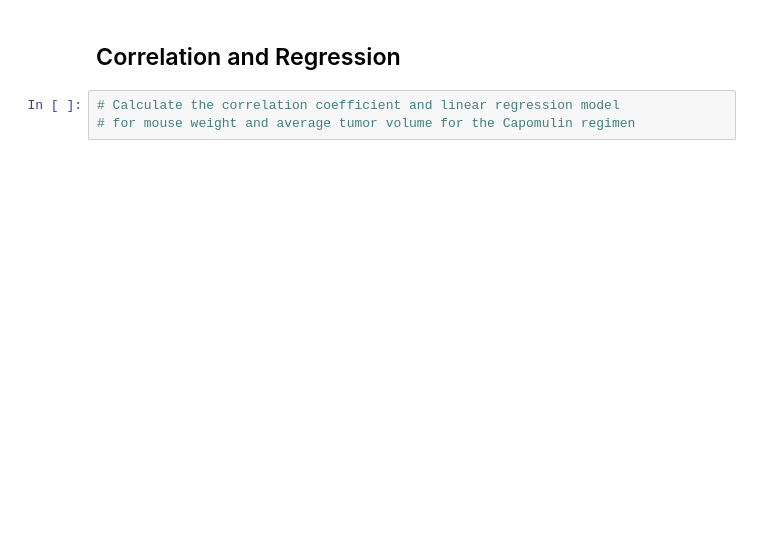
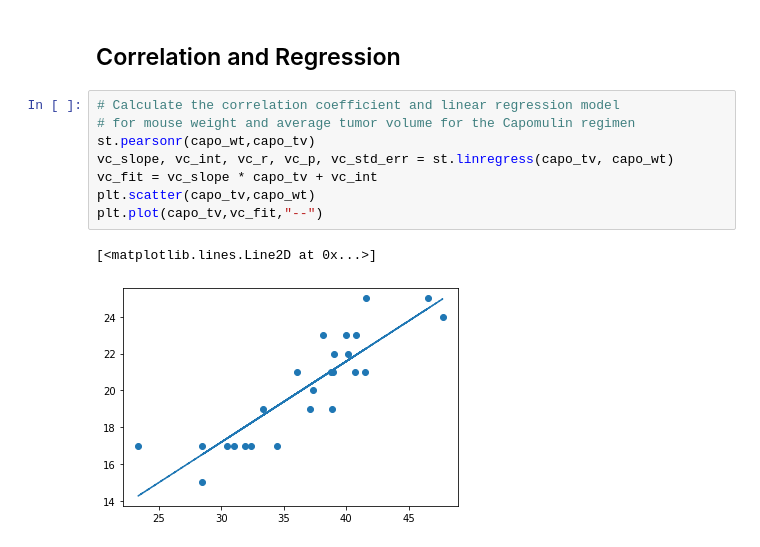
Before and after one commit to jconcha56429/matplotlib-challenge, a Jupyter notebook: Pymaceuticals/pymaceuticals_starter.ipynb, the cells around one changed output. Saved outputs shown, nothing was run; the diff lists cells and outputs as text; blank space fills up the shorter version.

```diff
--- a/Pymaceuticals/pymaceuticals_starter.ipynb
+++ b/Pymaceuticals/pymaceuticals_starter.ipynb
@@ -324,3 +331,11 @@ cap_mouse
 # %%
 # Calculate the correlation coefficient and linear regression model
 # for mouse weight and average tumor volume for the Capomulin regimen
+st.pearsonr(capo_wt,capo_tv)
+vc_slope, vc_int, vc_r, vc_p, vc_std_err = st.linregress(capo_tv, capo_wt)
+vc_fit = vc_slope * capo_tv + vc_int
+plt.scatter(capo_tv,capo_wt)
+plt.plot(capo_tv,vc_fit,"--")
+# %% [output]
+[<matplotlib.lines.Line2D at 0x...>]
+[figure, added]
```
Also changed, not shown: parts of 1 cell of this notebook.
